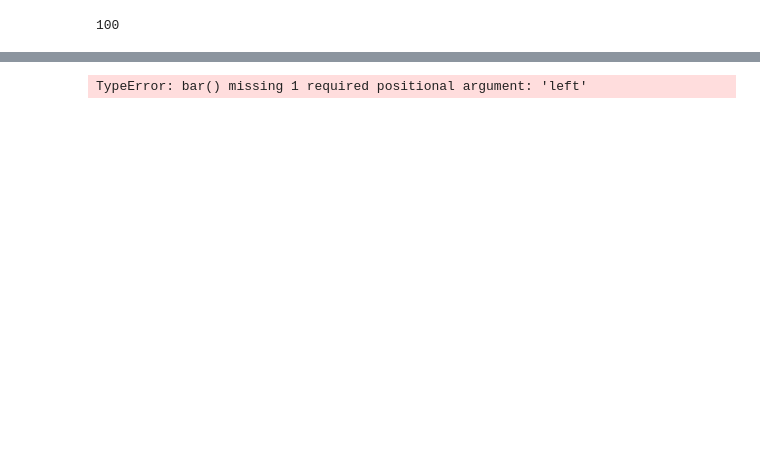
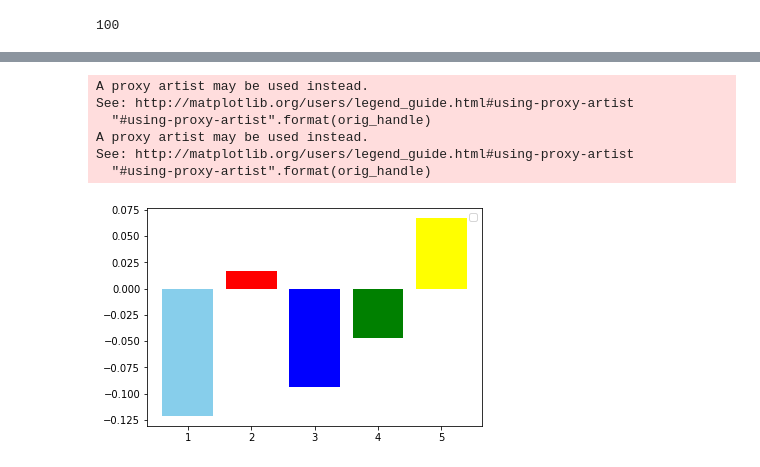
Before and after one commit to austingould1/newsmood, a Jupyter notebook: newsmood.ipynb, the cells around one changed output, grey strips where cells are left out. Saved outputs shown, nothing was run; the diff lists cells and outputs as text; code cells hidden in the pictures; blank space fills up the shorter version.

```diff
--- a/newsmood.ipynb
+++ b/newsmood.ipynb
@@ -131,26 +129,23 @@ len(compound_bbc)
 # %%
 # The second plot will be a bar plot visualizing the _overall_ sentiments of the last 100 tweets from each organization. For this plot, you will again aggregate the compound sentiments analyzed by VADE
-# bbc_mean = numpy.mean(compound_bbc)
-# plt.bar(x=0, height= bbc_mean, align='center')
-# plt.bar(x=1, height= numpy.mean(compound_cbs))
-# plt.bar(x=2, height= numpy.mean(compound_cnn))
-# plt.bar(x=3, height= numpy.mean(compound_fox))
-# plt.bar(x=4, height= numpy.mean(compound_nytimes))
-# plt.show()
 
-# bbc_mean = numpy.mean(compound_bbc)
-# plt.bar(x=0, height= bbc_mean)
-# plt.bar(x=1, height= numpy.mean(compound_cbs))
-# plt.bar(x=2, height= numpy.mean(compound_cnn))
-# plt.bar(x=3, height= numpy.mean(compound_fox))
-# plt.bar(x=4, height= numpy.mean(compound_nytimes))
-# compound_cbs
-
-plt.bar(x=1, height= bbc_mean, color="skyblue")
-plt.bar(x=2, height= numpy.mean(compound_cbs), color="red")
-plt.bar(x=3, height= numpy.mean(compound_cnn), color="blue")
-plt.bar(x=4, height= numpy.mean(compound_fox), color="green")
-plt.bar(x=5, height= numpy.mean(compound_nytimes), color="yellow")
-plt.show
+bbc_mean = numpy.mean(compound_bbc)
+plt.bar(left= 1, height= bbc_mean, color="skyblue")
+plt.bar(left= 2, height= numpy.mean(compound_cbs), color="red")
+plt.bar(left= 3, height= numpy.mean(compound_cnn), color="blue")
+plt.bar(left= 4, height= numpy.mean(compound_fox), color="green")
+plt.bar(left= 5, height= numpy.mean(compound_nytimes), color="yellow")
+plt.legend((compound_bbc, compound_cbs),('BBC','CBSNews'))
+lgnd = plt.legend(fontsize="small", mode="Expanded",
+                  numpoints=1, bar=1,
+                  loc="upper left", bbox_to_anchor=(1,1), title="Media Sources",
+                  labelspacing=0.5)
+plt.show()
 # %% [output]
-TypeError: bar() missing 1 required positional argument: 'left'
+A proxy artist may be used instead.
+See: http://matplotlib.org/users/legend_guide.html#using-proxy-artist
+  "#using-proxy-artist".format(orig_handle)
+A proxy artist may be used instead.
+See: http://matplotlib.org/users/legend_guide.html#using-proxy-artist
+  "#using-proxy-artist".format(orig_handle)
+[figure, added]
```
Also changed, not shown: parts of 5 cells of this notebook, 2 other files.
